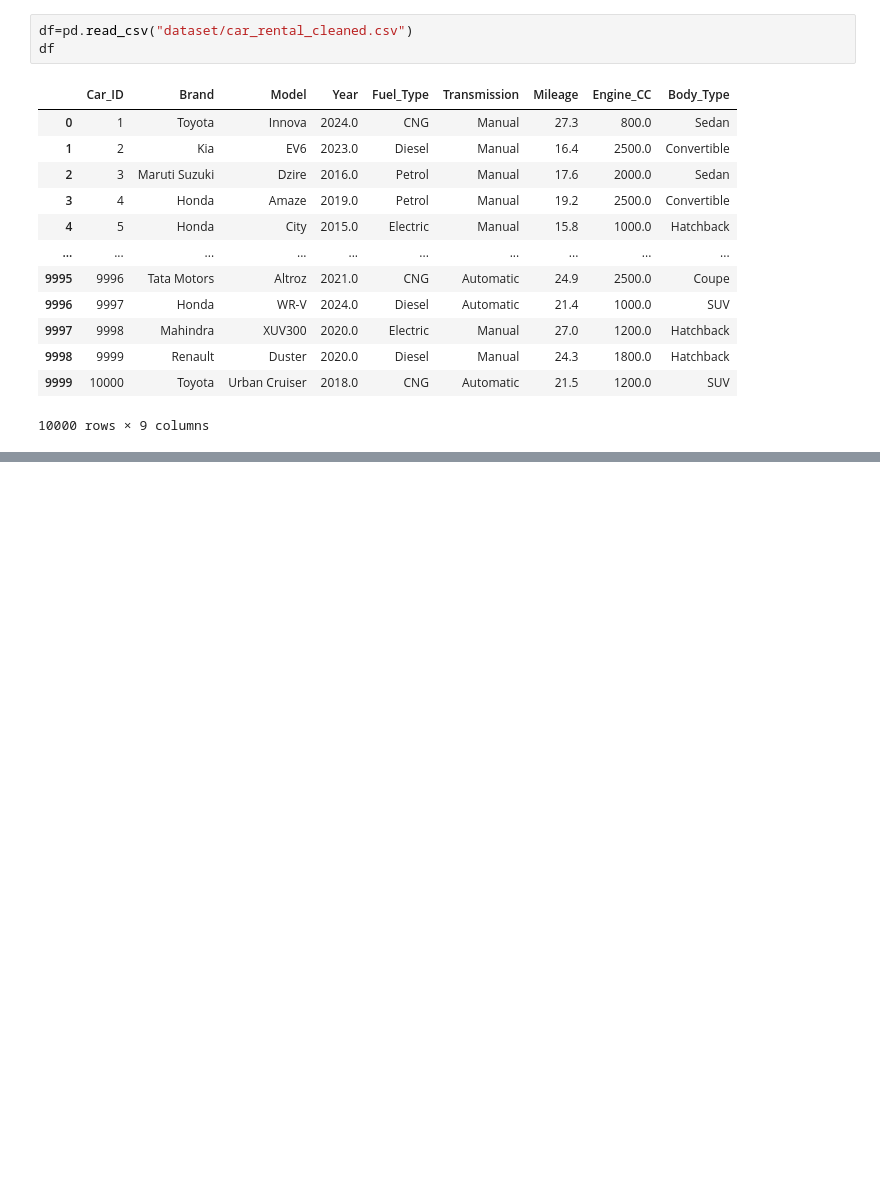
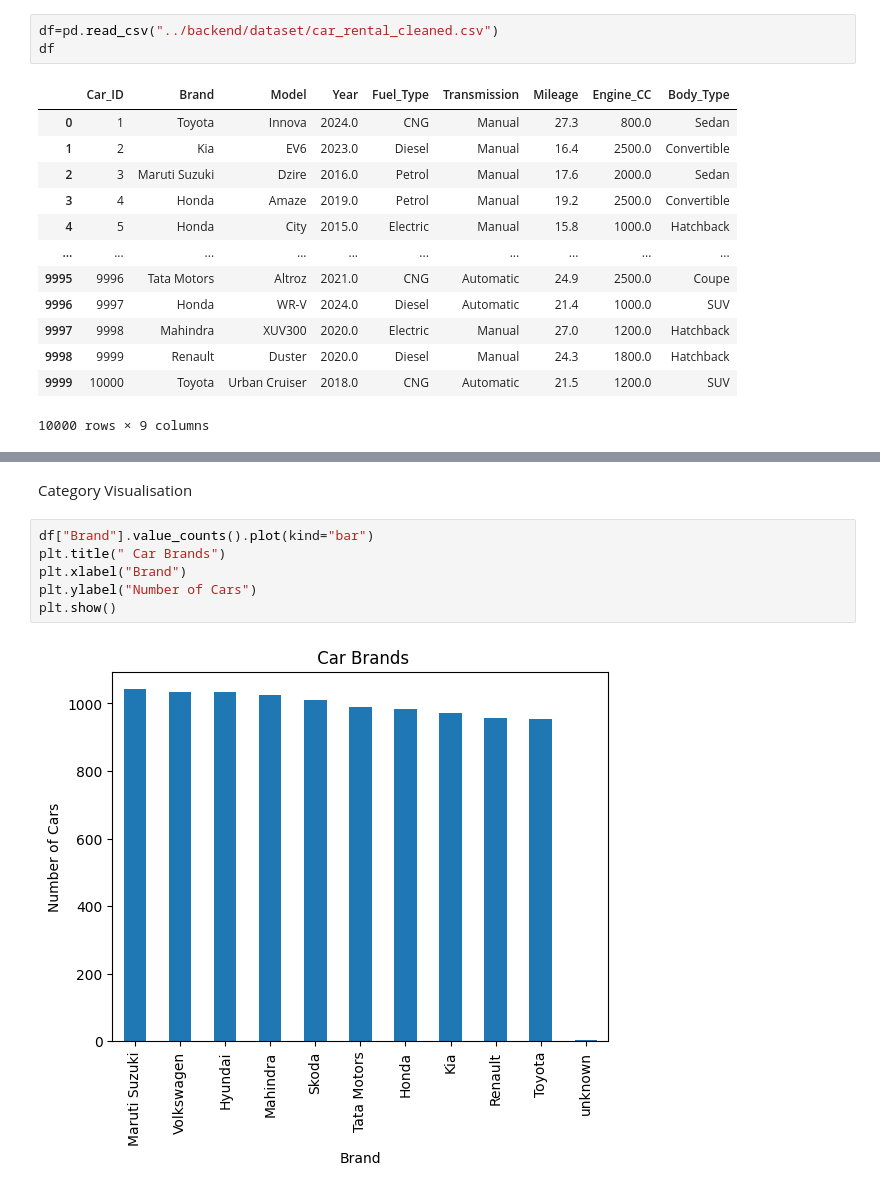
Before and after one commit to Imaanparvez/car_rental, a Jupyter notebook: notebooks/data visualisation.ipynb, the cells around one changed output, grey strips where cells are left out. Saved outputs shown, nothing was run; the diff lists cells and outputs as text; blank space fills up the shorter version.

```diff
--- a/notebooks/data visualisation.ipynb
+++ b/notebooks/data visualisation.ipynb
@@ -5,6 +5,6 @@ import matplotlib as plt
 import seaborn as sns
 # %%
-df=pd.read_csv("dataset/car_rental_cleaned.csv")
+df=pd.read_csv("../backend/dataset/car_rental_cleaned.csv")
 df
 # %% [output]
 |  | Car_ID | Brand | Model | Year | Fuel_Type | Transmission | Mileage | Engine_CC | Body_Type |
@@ -22,0 +36,10 @@ df
+# %% [markdown]
+Category Visualisation
+# %%
+df["Brand"].value_counts().plot(kind="bar")
+plt.title(" Car Brands")
+plt.xlabel("Brand")
+plt.ylabel("Number of Cars")
+plt.show()
+# %% [output]
+[figure, added]
```
Also changed, not shown: parts of 9 cells of this notebook, 11 other files.
